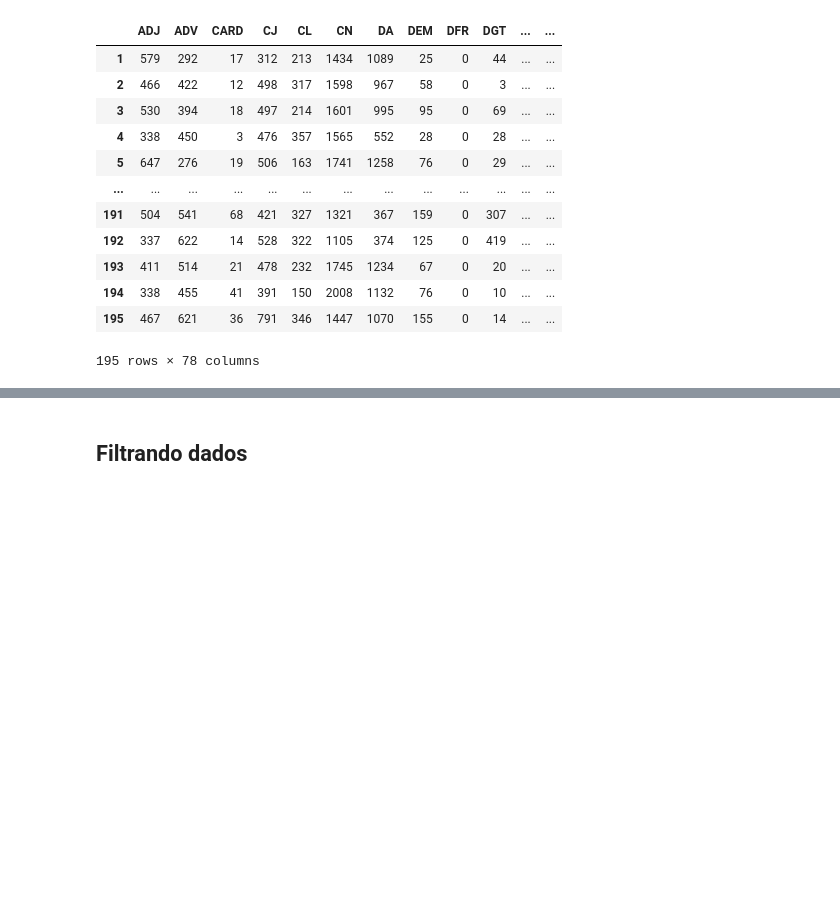
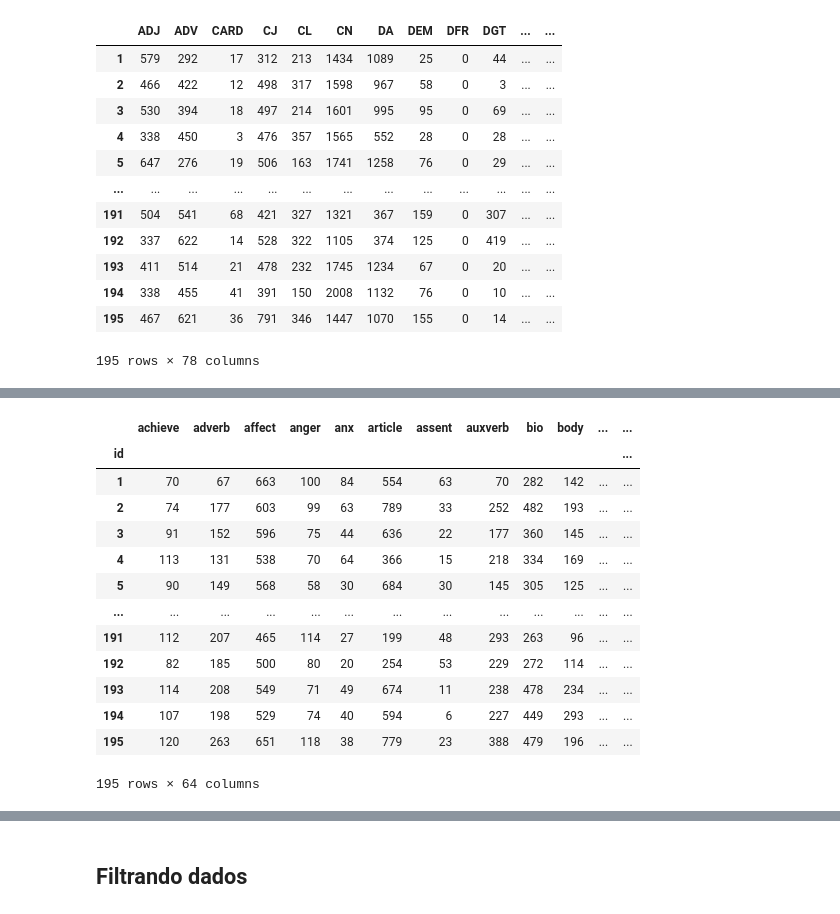
Before and after one commit to mtarcinalli/generos-literarios-bdcamoes, a Jupyter notebook: 04_combinado_rf.ipynb, the cells around one changed output, grey strips where cells are left out. Saved outputs shown, nothing was run; the diff lists cells and outputs as text; code cells hidden in the pictures; blank space fills up the shorter version.

```diff
--- a/04_combinado_rf.ipynb
+++ b/04_combinado_rf.ipynb
@@ -65 +99,18 @@ dfTags.iloc[:,3:82]
+# %%
+dfLiwc.iloc[:,4:]
+# %% [output]
+|  | achieve | adverb | affect | anger | anx | article | assent | auxverb | bio | body | ... | ... |
+| id |  |  |  |  |  |  |  |  |  |  |  | ... |
+| 1 | 70 | 67 | 663 | 100 | 84 | 554 | 63 | 70 | 282 | 142 | ... | ... |
+| 2 | 74 | 177 | 603 | 99 | 63 | 789 | 33 | 252 | 482 | 193 | ... | ... |
+| 3 | 91 | 152 | 596 | 75 | 44 | 636 | 22 | 177 | 360 | 145 | ... | ... |
+| 4 | 113 | 131 | 538 | 70 | 64 | 366 | 15 | 218 | 334 | 169 | ... | ... |
+| 5 | 90 | 149 | 568 | 58 | 30 | 684 | 30 | 145 | 305 | 125 | ... | ... |
+| ... | ... | ... | ... | ... | ... | ... | ... | ... | ... | ... | ... | ... |
+| 191 | 112 | 207 | 465 | 114 | 27 | 199 | 48 | 293 | 263 | 96 | ... | ... |
+| 192 | 82 | 185 | 500 | 80 | 20 | 254 | 53 | 229 | 272 | 114 | ... | ... |
+| 193 | 114 | 208 | 549 | 71 | 49 | 674 | 11 | 238 | 478 | 234 | ... | ... |
+| 194 | 107 | 198 | 529 | 74 | 40 | 594 | 6 | 227 | 449 | 293 | ... | ... |
+| 195 | 120 | 263 | 651 | 118 | 38 | 779 | 23 | 388 | 479 | 196 | ... | ... |
+195 rows × 64 columns
 # %%
```
Also changed, not shown: parts of 54 cells of this notebook, 4 other files.
